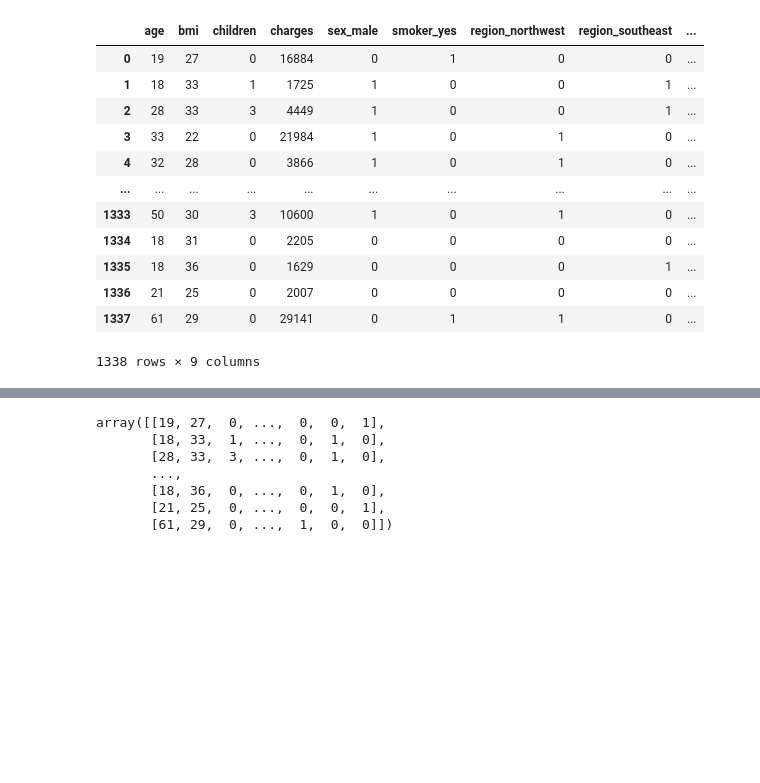
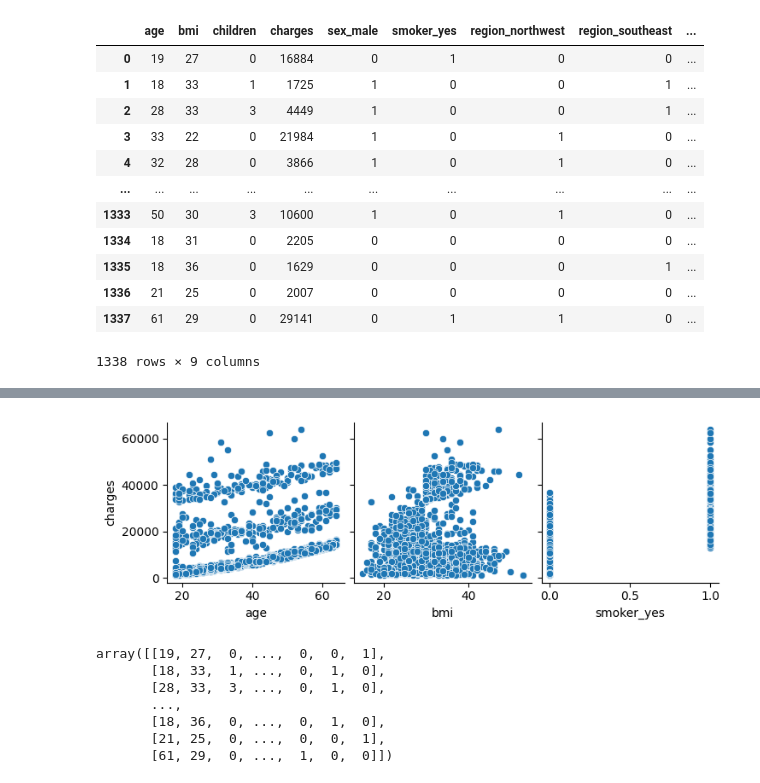
Before and after one commit to Bil115/Predicting_Insurance_Charges, a Jupyter notebook: Insurance_Charges.ipynb, the cells around one changed output, grey strips where cells are left out. Cells and saved outputs as stored; diff of their text form; code cells hidden in the pictures; blank space fills up the shorter version.

```diff
--- a/Insurance_Charges.ipynb
+++ b/Insurance_Charges.ipynb
@@ -228,2 +335,8 @@ insurance_data_encoded
+# %%
+# Pairplot to see relationships between some selected numerical features and target
+sns.pairplot(insurance_data_encoded, x_vars=['age', 'bmi', 'smoker_yes'], y_vars='charges', kind='scatter')
+plt.show()
+# %% [output]
+[figure, added]
 # %%
 #Features
```
Also changed, not shown: parts of 59 cells of this notebook, 3 other files.
